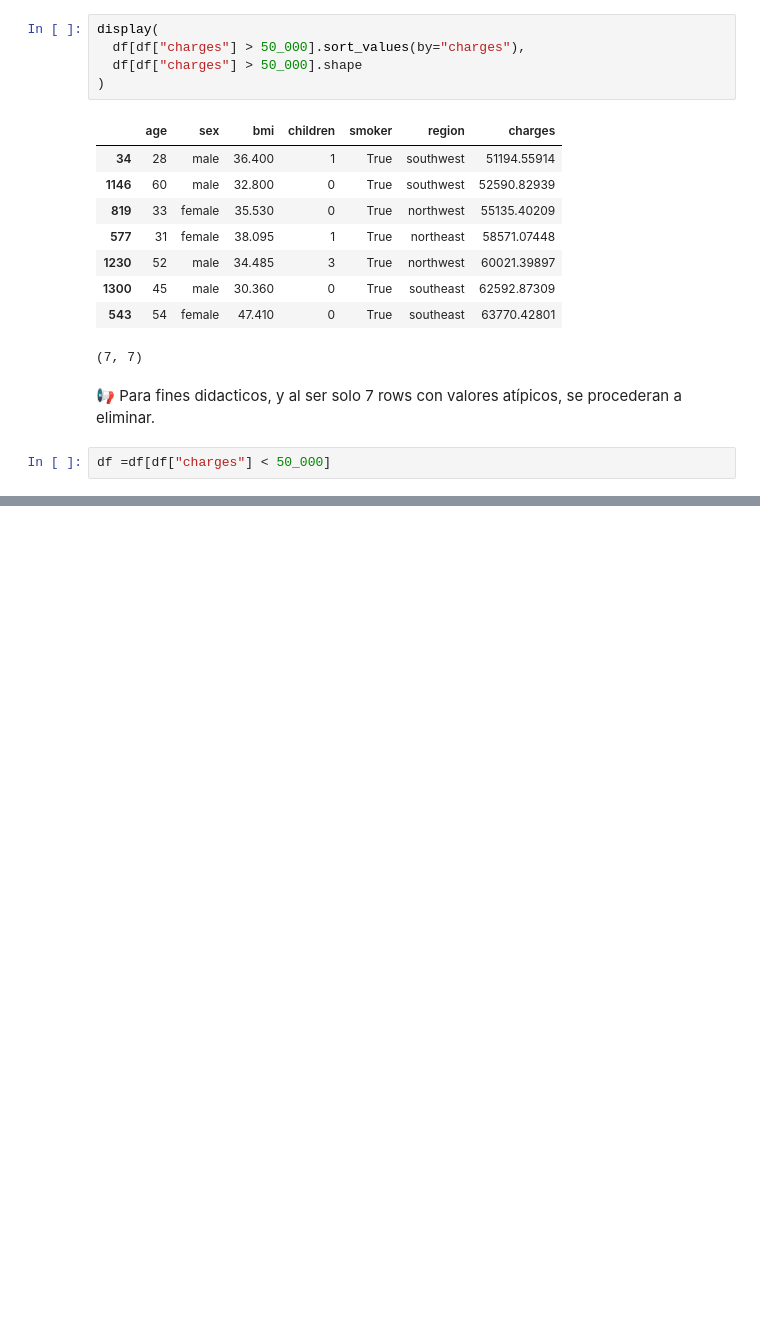
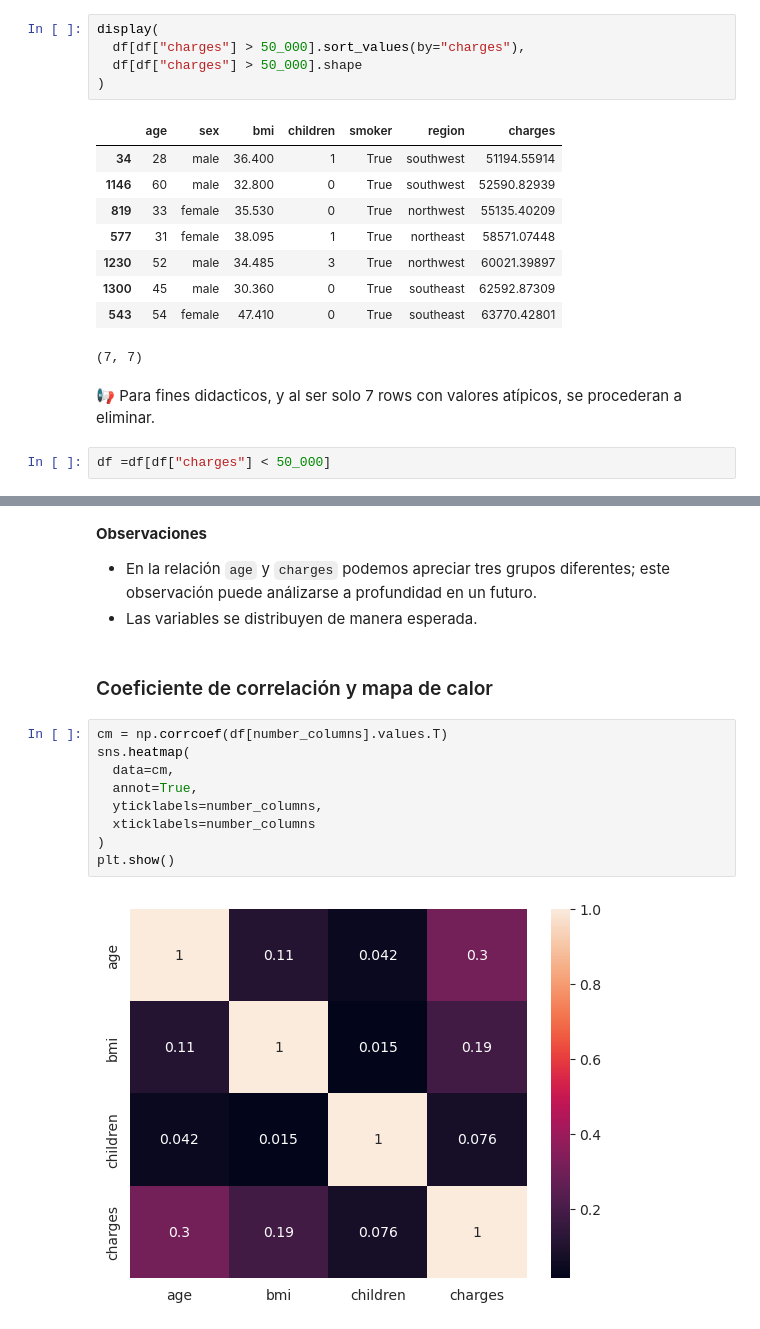
Before and after one commit to pahoalapizco/regression_with_python, a Jupyter notebook: notebooks/1.0-regresion-lineal_python-insurance_cost_prediction.ipynb, the cells around one changed output, grey strips where cells are left out. Cells and saved outputs as stored; diff of their text form; blank space fills up the shorter version.

Commit message:
:sparkles: Linear Regresion (project): Medical Insurance Prediction - Correlation Analysis and Dummie Variables

```diff
--- a/notebooks/1.0-regresion-lineal_python-insurance_cost_prediction.ipynb
+++ b/notebooks/1.0-regresion-lineal_python-insurance_cost_prediction.ipynb
@@ -262,0 +270,17 @@ df =df[df["charges"] < 50_000]
+# %% [markdown]
+**Observaciones**
+- En la relación `age` y `charges` podemos apreciar tres grupos diferentes; este observación puede análizarse a profundidad en un futuro.
+- Las variables se distribuyen de manera esperada.
+# %% [markdown]
+### Coeficiente de correlación y mapa de calor
+# %%
+cm = np.corrcoef(df[number_columns].values.T)
+sns.heatmap(
+  data=cm,
+  annot=True,
+  yticklabels=number_columns,
+  xticklabels=number_columns
+)
+plt.show()
+# %% [output]
+[figure, added]
```
Also changed, not shown: parts of 5 cells of this notebook.
